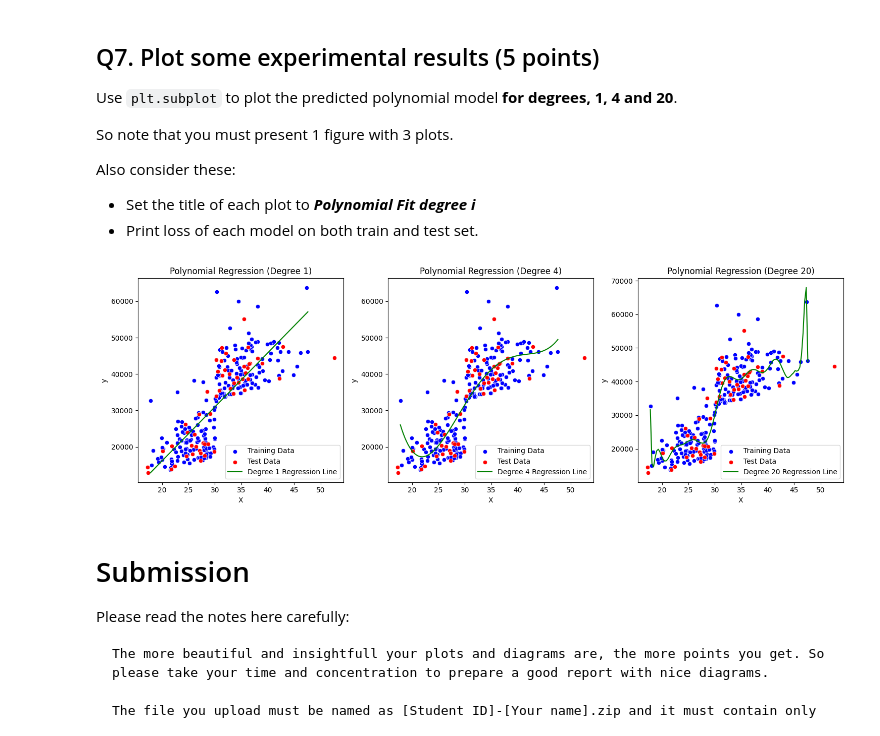
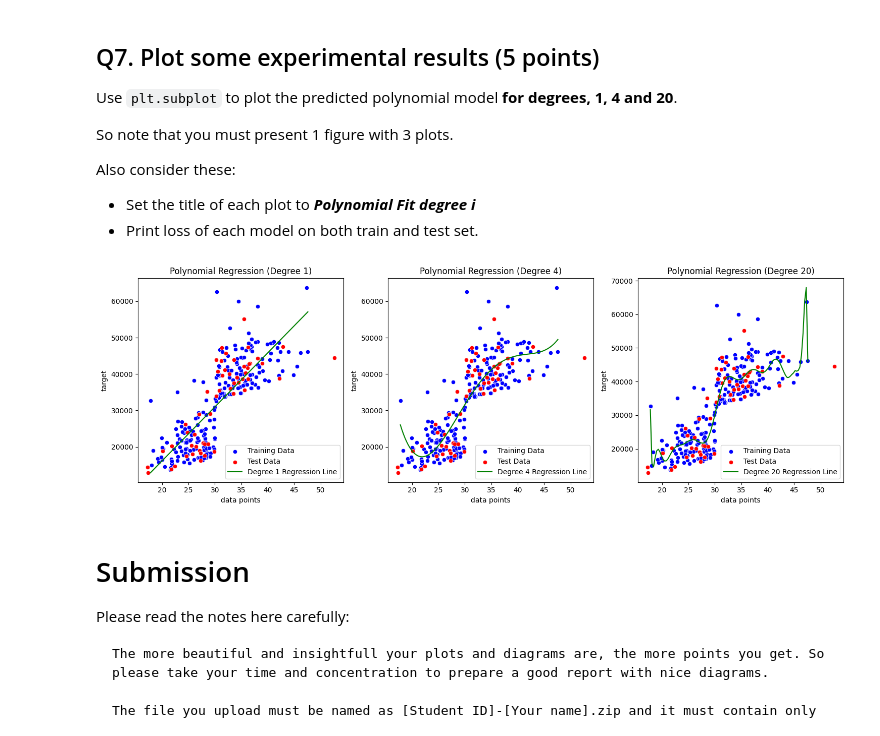
Before and after one commit to mostafa-ja/Machine-Learning-fall2023, a Jupyter notebook: Linear_and_Logistic_Regression.ipynb, the cells around one changed output. Saved outputs shown, nothing was run; the diff lists cells and outputs as text; code cells hidden in the pictures.

```diff
--- a/Linear_and_Logistic_Regression.ipynb
+++ b/Linear_and_Logistic_Regression.ipynb
@@ -203,13 +203,14 @@ class SimpleLinearRegression():
     def prepare_dataset(self, X, y, test_size=0.2, random_state=42):
         # TODO: Implement this function that takes X : numpy.ndarray and y : numpy.ndarray
         # and use sklearn.model_selection.train_test_split to split your data into test and train sets
-        X_train, y_train, X_test, y_test = None, None, None, None
         ############# Your code here ############
+
         X_train, X_test, y_train, y_test = train_test_split(X, y, test_size=test_size, random_state=random_state)
         X_train = X_train.reshape(-1,1)
         y_train = y_train.reshape(-1,1)
         X_test = X_test.reshape(-1,1)
         y_test = y_test.reshape(-1,1)
+
         #########################################
 
         return X_train, y_train, X_test, y_test
@@ -360,8 +365,6 @@ class PolynomialRegression():
         # Use sklearn.linear_model.LinearRegression for this purpose
         # At last this function must set the intercept and coefficient of the predicted line
 
-        intercept = None
-        coeff = None
         ############# Your code here ############
 
         model = LinearRegression()
@@ -429,7 +432,6 @@ class PolynomialRegression():
         # TODO: Implement this function that takes degree: int and X: numpy.ndarray
         # to return polnomial features of those input features.
         # Use sklearn.preprocessing.PolynomialFeatures. Read its documentation for more info.
-        X_pol = None
         ############# Your code here ############
 
         poly_features = PolynomialFeatures(degree=self.degree)
@@ -537,36 +541,36 @@ for i, degree in enumerate(degrees, 1):
 
     # Generating polynomial features for train and test sets
     X_train_pol = pr.generate_polynomial_features(X_train)
     X_test_pol = pr.generate_polynomial_features(X_test)
 
     # Normalizing data using the same scaler for train and test
     norm_scaler = StandardScaler()
     X_train_pol_normalized = norm_scaler.fit_transform(X_train_pol)
     X_test_pol_normalized = norm_scaler.transform(X_test_pol)
 
     # Training the model
     coeff, intercept = pr.train(X_train_pol_normalized, y_train)
 
     # Generating a range of X values for plotting the regression line
     X_range = np.linspace(min(X_train), max(X_train), 100)
     X_range_pol = pr.generate_polynomial_features(X_range)
     X_range_pol_normalized = norm_scaler.transform(X_range_pol)
     y_range_pred = np.dot(X_range_pol_normalized, coeff.T) + intercept
 
     # Creating subplot for each degree
     plt.subplot(1, len(degrees), i)
     sns.scatterplot(x=X_train[:,0], y=y_train[:,0], color='blue', label='Training Data')
     sns.scatterplot(x=X_test[:,0], y=y_test[:,0], color='red', label='Test Data')
     plt.plot(X_range, y_range_pred, color='green', label=f'Degree {degree} Regression Line')
-    plt.xlabel('X')
-    plt.ylabel('y')
+    plt.xlabel('data points')
+    plt.ylabel('target')
     plt.title(f'Polynomial Regression (Degree {degree})')
     plt.legend()
 
 plt.tight_layout()
 plt.show()
 # %% [output]
-[figure, old version]
+[figure, new version]
 # %% [markdown]
 
 # Submission
```
Also changed, not shown: parts of 5 cells of this notebook.
